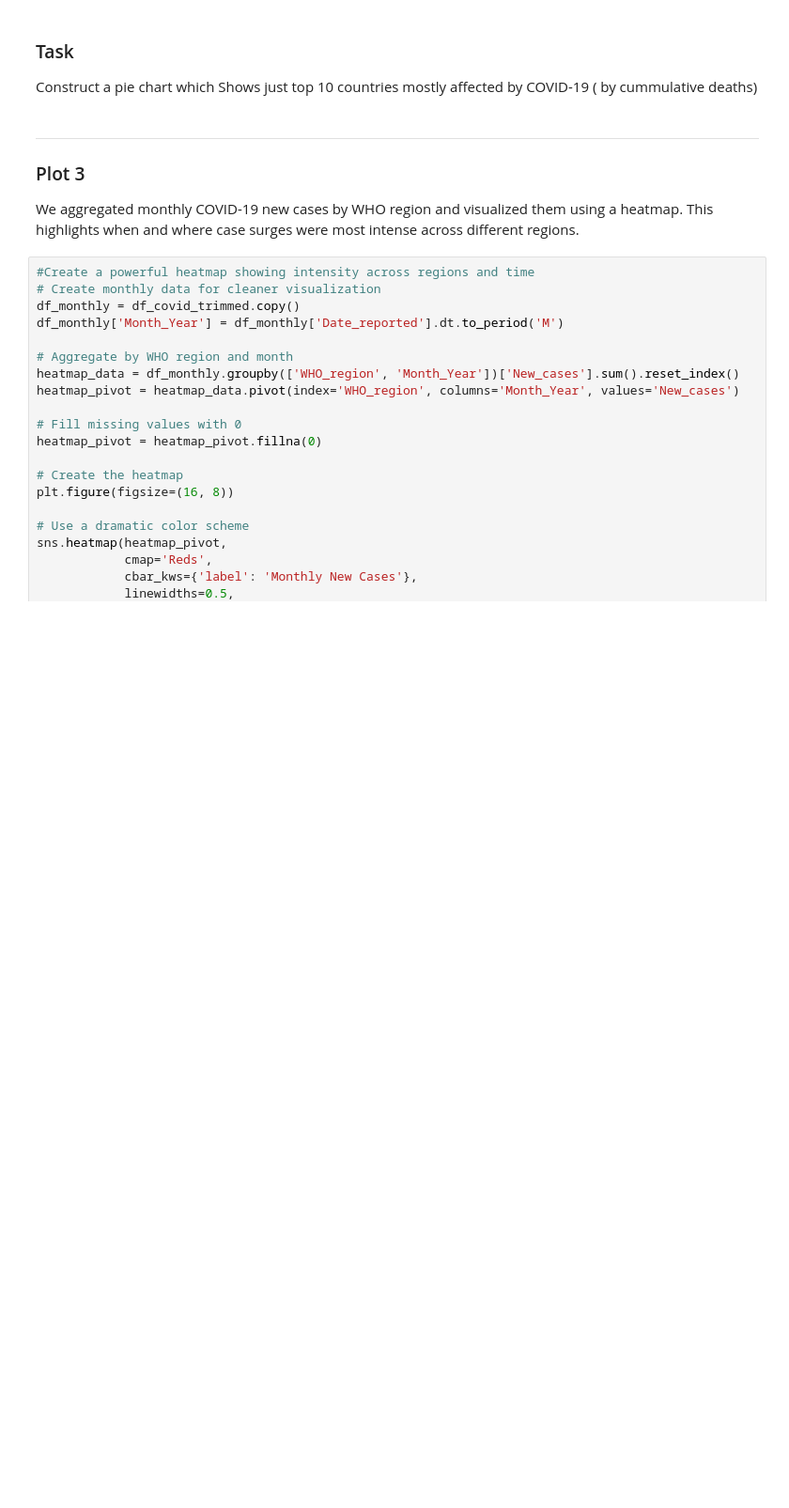
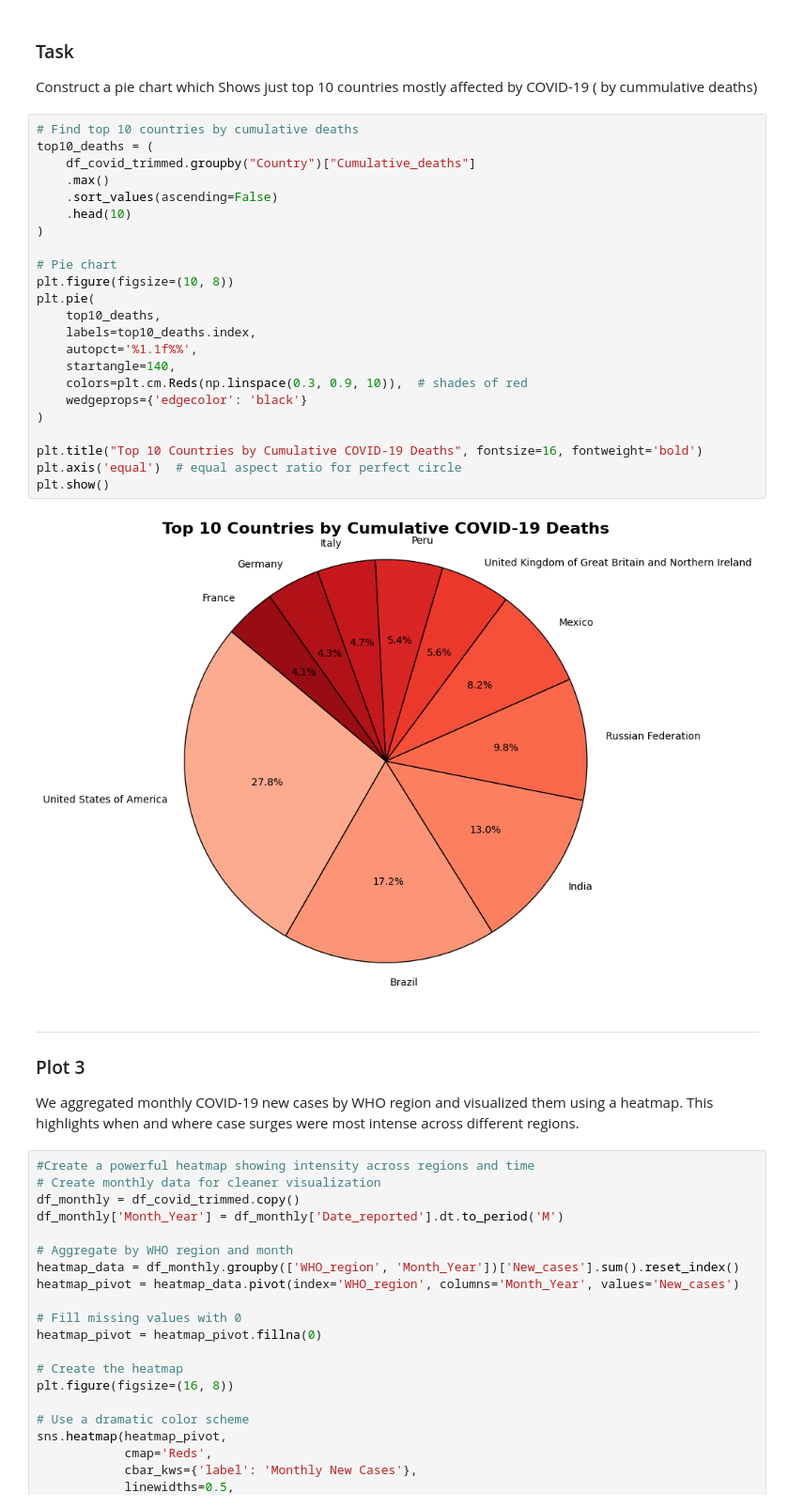
Before and after one commit to sapcode2028/Titanic-Survival-Prediction-Model, a Jupyter notebook: notebook_1_covid19_TS/Visualizing_Time_Series_Dataset_COVID_19_Data_V2.ipynb, the cells around one changed output. Shown at 94% size. Drawn from its saved outputs; the diff is of its cells as text; blank space fills up the shorter version.

```diff
--- a/notebook_1_covid19_TS/Visualizing_Time_Series_Dataset_COVID_19_Data_V2.ipynb
+++ b/notebook_1_covid19_TS/Visualizing_Time_Series_Dataset_COVID_19_Data_V2.ipynb
@@ -314,6 +405,31 @@ Convert the above chart to double bar chart with the same data
 ### Task
 
 Construct a pie chart which Shows just top 10 countries mostly affected by COVID-19 ( by cummulative deaths)
+# %%
+# Find top 10 countries by cumulative deaths
+top10_deaths = (
+    df_covid_trimmed.groupby("Country")["Cumulative_deaths"]
+    .max()
+    .sort_values(ascending=False)
+    .head(10)
+)
+
+# Pie chart
+plt.figure(figsize=(10, 8))
+plt.pie(
+    top10_deaths,
+    labels=top10_deaths.index,
+    autopct='%1.1f%%',
+    startangle=140,
+    colors=plt.cm.Reds(np.linspace(0.3, 0.9, 10)),  # shades of red
+    wedgeprops={'edgecolor': 'black'}
+)
+
+plt.title("Top 10 Countries by Cumulative COVID-19 Deaths", fontsize=16, fontweight='bold')
+plt.axis('equal')  # equal aspect ratio for perfect circle
+plt.show()
+# %% [output]
+[figure, added]
 # %% [markdown]
 
 
```
Also changed, not shown: parts of 6 cells of this notebook.
